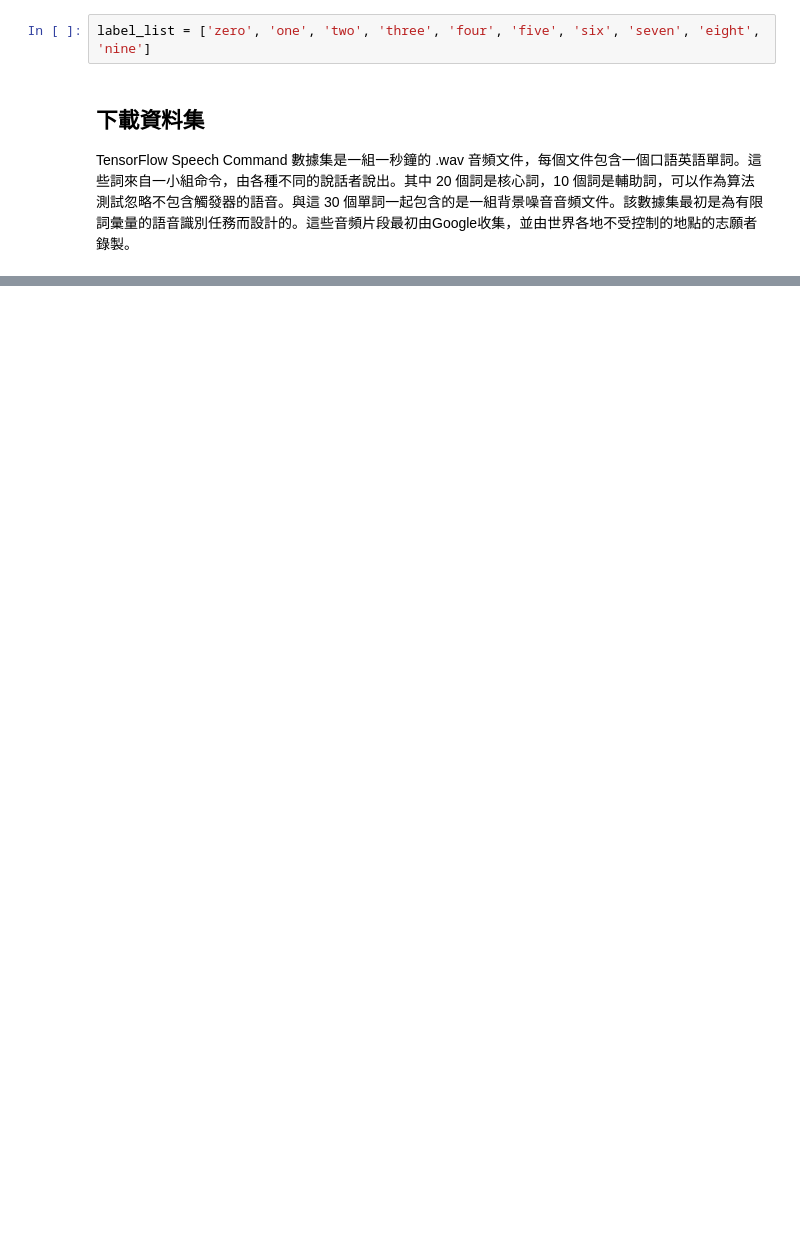
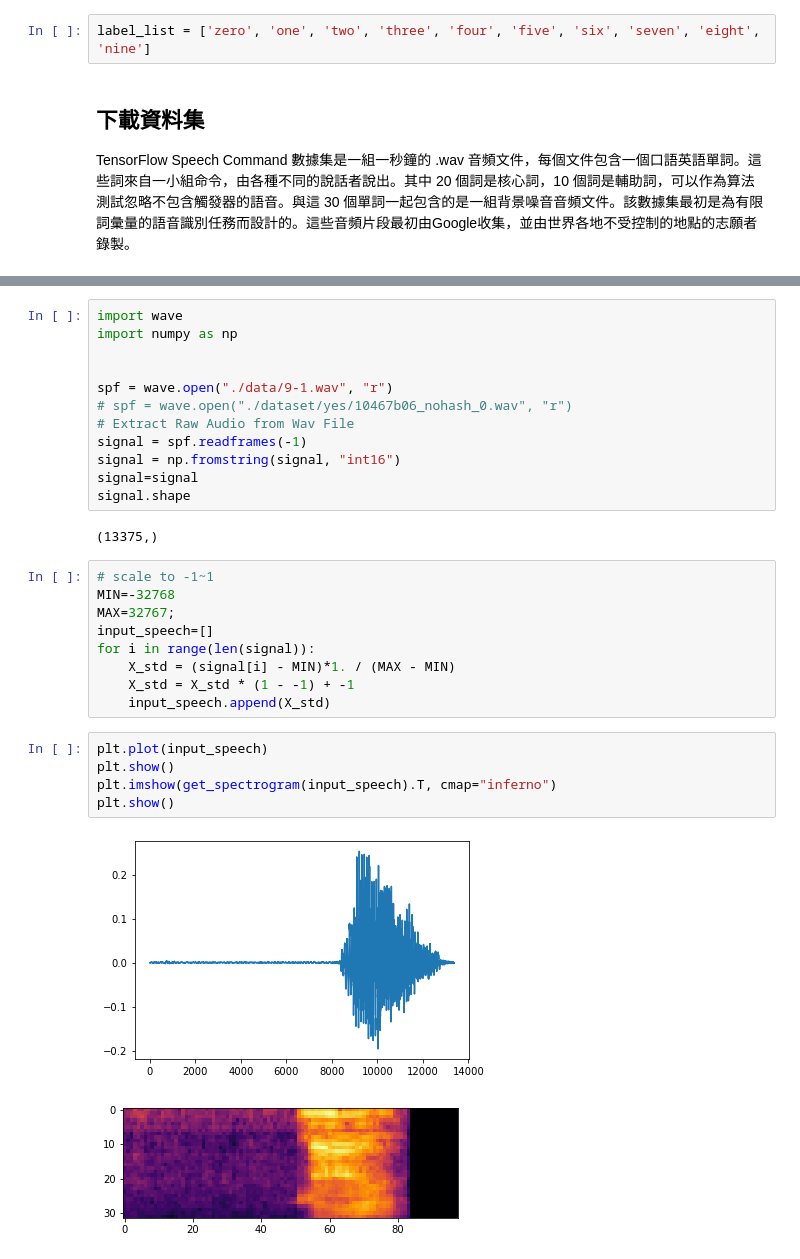
Before and after one commit to 1010code/keyword-transformer, a Jupyter notebook: keyword_transformer.ipynb, the cells around one changed output, grey strips where cells are left out. Cells and saved outputs as stored; diff of their text form; blank space fills up the shorter version.

```diff
--- a/keyword_transformer.ipynb
+++ b/keyword_transformer.ipynb
@@ -45,0 +366,31 @@ speech_commands_v0. 100%[===================>]   2.26G  25.7MB/s    in 62s
+# %%
+import wave
+import numpy as np
+
+
+spf = wave.open("./data/9-1.wav", "r")
+# spf = wave.open("./dataset/yes/10467b06_nohash_0.wav", "r")
+# Extract Raw Audio from Wav File
+signal = spf.readframes(-1)
+signal = np.fromstring(signal, "int16")
+signal=signal
+signal.shape
+# %% [output]
+(13375,)
+# %%
+# scale to -1~1
+MIN=-32768
+MAX=32767;
+input_speech=[]
+for i in range(len(signal)):
+    X_std = (signal[i] - MIN)*1. / (MAX - MIN)
+    X_std = X_std * (1 - -1) + -1
+    input_speech.append(X_std)
+# %%
+plt.plot(input_speech)
+plt.show()
+plt.imshow(get_spectrogram(input_speech).T, cmap="inferno")
+plt.show()
+# %% [output]
+[figure, added]
+[figure, added]
```
Also changed, not shown: parts of 48 cells of this notebook, 14 other files.
